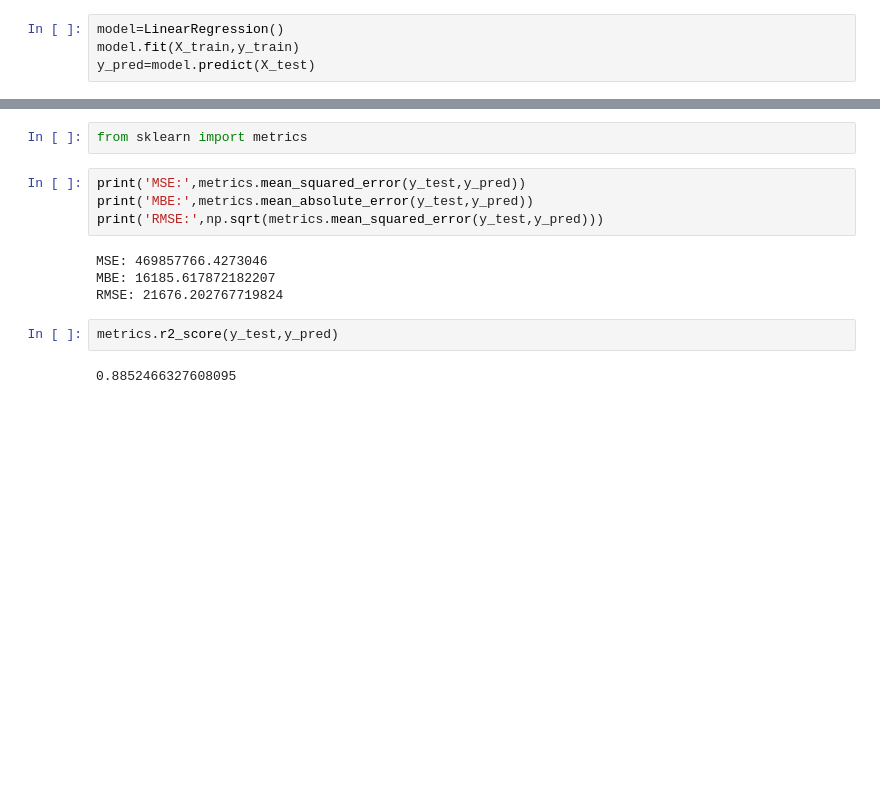
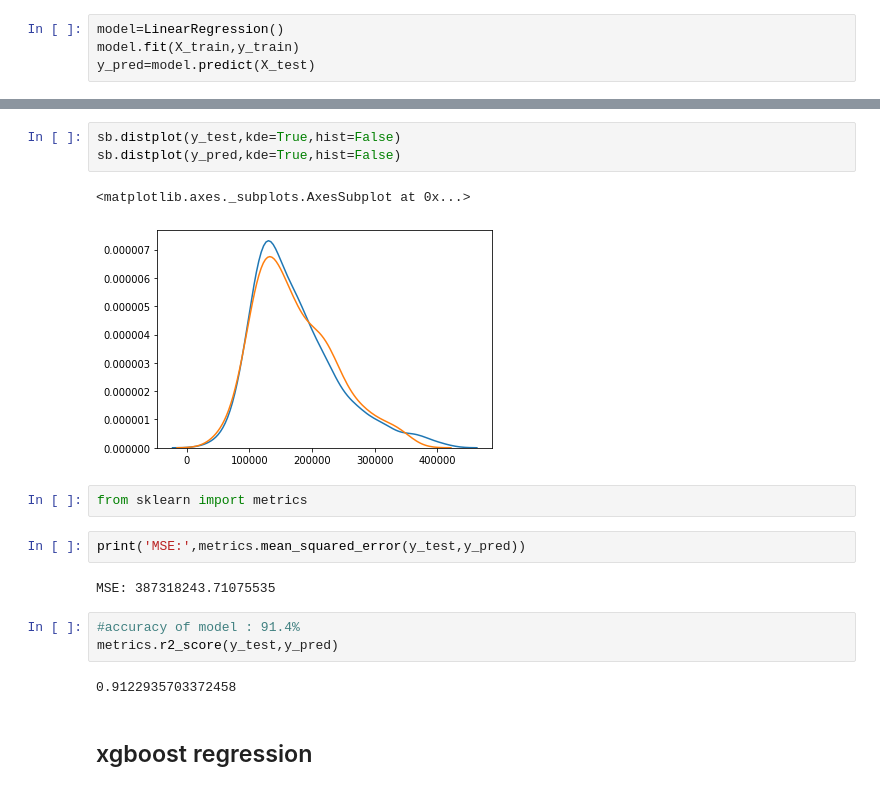
Before and after one commit to KrishnaDesai16/HousePricePrediction, a Jupyter notebook: Modelling.ipynb, the cells around one changed output, grey strips where cells are left out. Drawn from its saved outputs; the diff is of its cells as text; blank space fills up the shorter version.

```diff
--- a/Modelling.ipynb
+++ b/Modelling.ipynb
@@ -189,14 +209,19 @@ sb.distplot(y_test-y_pred)
+# %%
+sb.distplot(y_test,kde=True,hist=False)
+sb.distplot(y_pred,kde=True,hist=False)
+# %% [output]
+<matplotlib.axes._subplots.AxesSubplot at 0x...>
+[figure, added]
 # %%
 from sklearn import metrics
 # %%
 print('MSE:',metrics.mean_squared_error(y_test,y_pred))
-print('MBE:',metrics.mean_absolute_error(y_test,y_pred))
-print('RMSE:',np.sqrt(metrics.mean_squared_error(y_test,y_pred)))
 # %% [output]
-MSE: 469857766.4273046
-MBE: 16185.617872182207
-RMSE: 21676.202767719824
+MSE: 387318243.71075535
-# %%
-metrics.r2_score(y_test,y_pred)
-# %% [output]
-0.8852466327608095
+# %%
+#accuracy of model : 91.4%
+metrics.r2_score(y_test,y_pred)
+# %% [output]
+0.9122935703372458
+# %% [markdown]
+## xgboost regression
```
Also changed, not shown: parts of 27 cells of this notebook, 1 other file.
